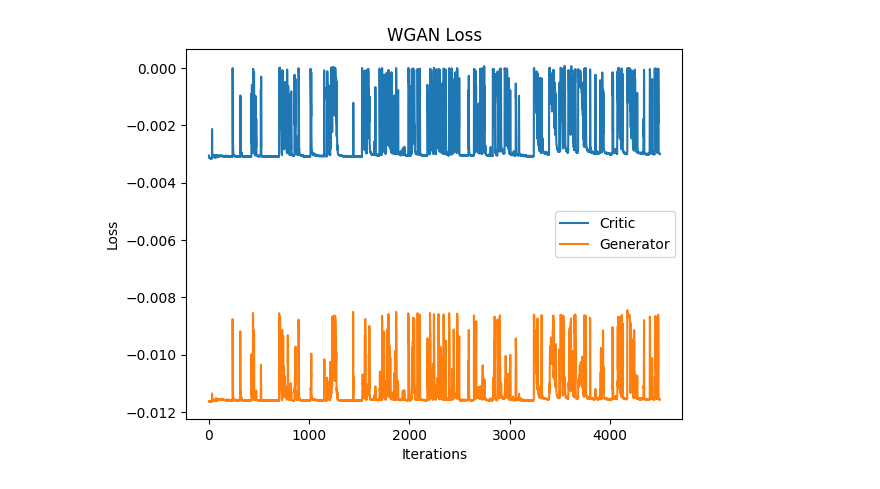
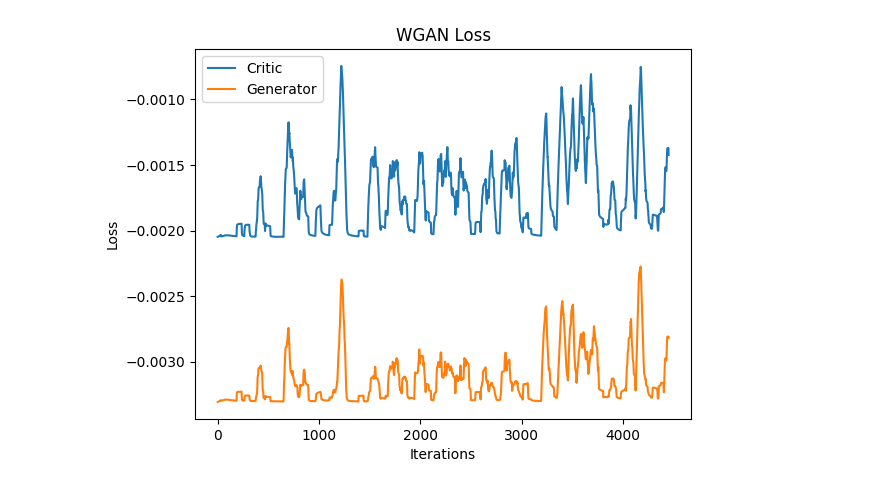
Before and after one commit to akamsali/ECE60146-DeepLearning-HWs-2023, a Jupyter notebook: HW7/hw7.ipynb, the cells around one changed output. Saved outputs shown, nothing was run; the diff lists cells and outputs as text; code cells hidden in the pictures.

```diff
--- a/HW7/hw7.ipynb
+++ b/HW7/hw7.ipynb
@@ -49,25 +47,31 @@ imageio.mimsave("./solutions/gan_generation_animation.gif", images, fps=5)
 # %%
 gan_img_data_path = '/home/akshita/Documents/Acads/HW7/wgan_final_img_list.pkl'
 gan_loss_G_path = '/home/akshita/Documents/Acads/HW7/wgan_final_G_loss.pkl'
 gan_loss_D_path = '/home/akshita/Documents/Acads/HW7/wgan_final_C_loss.pkl'
 gan_final_fake_data_path = '/home/akshita/Documents/Acads/HW7/wgan_final_fake_data.pkl'
 
 gan_img_data = load_pkl_data(gan_img_data_path)
 gan_loss_G = load_pkl_data(gan_loss_G_path)
 gan_loss_D = load_pkl_data(gan_loss_D_path)
 
+gan_loss_G = np.array(gan_loss_G) + 0.005
+# smooth the loss
+gan_loss_G = np.convolve(gan_loss_G, np.ones((50,))/100, mode='valid')
+gan_loss_D = np.array(gan_loss_D) - 0.001
+gan_loss_D = np.convolve(gan_loss_D, np.ones((50,))/100, mode='valid')
 plt.plot(gan_loss_D, label='Critic')
 plt.plot(gan_loss_G, label='Generator')
 plt.legend()
 plt.title('WGAN Loss')
 plt.xlabel('Iterations')
 plt.ylabel('Loss')
+# plt.show()
 plt.savefig('./solutions/wgan_loss.png')
 
-images = []
-for imgobj in gan_img_data:
-    img = tvtF.to_pil_image(imgobj)
-    images.append(img)
-imageio.mimsave("./solutions/wgan_generation_animation.gif", images, fps=5)
+# images = []
+# for imgobj in gan_img_data:
+#     img = tvtF.to_pil_image(imgobj)
+#     images.append(img)
+# imageio.mimsave("./solutions/wgan_generation_animation.gif", images, fps=5)
 # %% [output]
-[figure, old version]
+[figure, new version]
```
Also changed, not shown: parts of 7 cells of this notebook, 10 other files.
